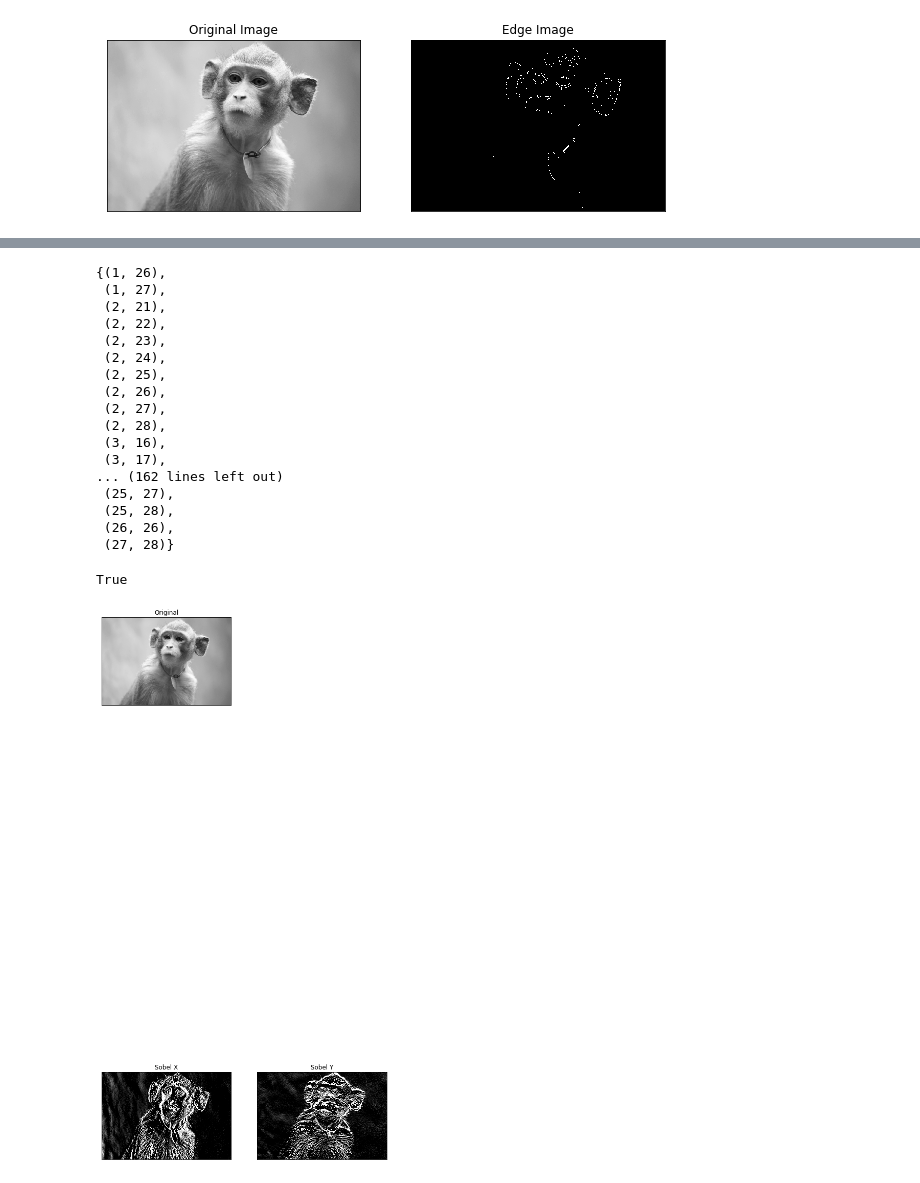
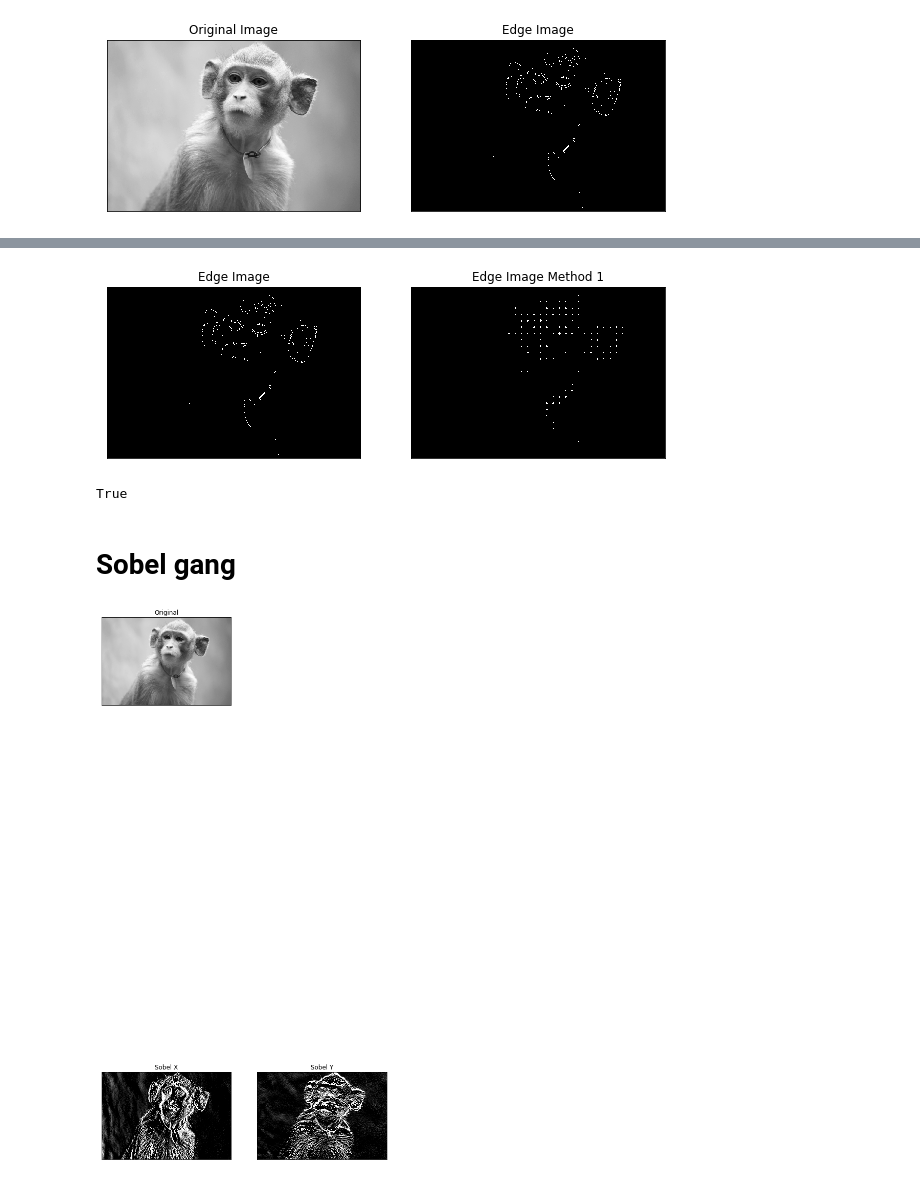
Before and after one commit to msm416/bas-hackathon-constellation-bot, a Jupyter notebook: BAS TEST.ipynb, the cells around one changed output, grey strips where cells are left out. Drawn from its saved outputs; the diff is of its cells as text; code cells hidden in the pictures.

```diff
--- a/BAS TEST.ipynb
+++ b/BAS TEST.ipynb
@@ -36,3 +45,41 @@ edges.shape
+# %%
+testArr = np.copy(edges)
+
+
+squareSize = 21
+n, m = testArr.shape
+for i in range(n//squareSize):
+    for j in range(m//squareSize):
+        nbWhitePixels = 0
+        for k in range(squareSize):
+            for l in range(squareSize):
+                if(testArr[i * squareSize + k][j * squareSize + l] == 255):
+                    nbWhitePixels += 1
+                    testArr[i * squareSize + k][j * squareSize + l] = 0
+
+
+        starRadius = int(math.sqrt(nbWhitePixels)) + 2
+        if(starRadius < 3):
+            continue
+        for k in range(- starRadius//2, starRadius//2):
+            for l in range(- starRadius//2, starRadius//2):
+                if(abs(k) + abs(l) < starRadius//2):
+                    testArr[i * squareSize + (squareSize // 2) + k][j * squareSize + (squareSize // 2) + l] = 255
+# %%
+plt.subplot(121),plt.imshow(edges,cmap = 'gray')
+plt.title('Edge Image'), plt.xticks([]), plt.yticks([])
+plt.subplot(122),plt.imshow(testArr,cmap = 'gray')
+plt.title('Edge Image Method 1'), plt.xticks([]), plt.yticks([])
+
+plt.show()
+# %% [output]
+[figure, added]
+# %%
+cv2.imwrite("filename1.png", testArr)
+# %% [output]
+True
+# %% [markdown]
+# Sobel gang
 # %%
 space = cv2.imread('space.jpg', 0)
 
@@ -51,30 +98,6 @@ for i in range(edges.shape[0]):
         if edges[i][j] == 255:
             reducedEdges[i//neighbourhoodSize][j//neighbourhoodSize] = 1
             connectedZones.add((i//neighbourhoodSize, j//neighbourhoodSize))
-# %%
-connectedZones
-# %% [output]
-{(1, 26),
- (1, 27),
- (2, 21),
- (2, 22),
- (2, 23),
- (2, 24),
- (2, 25),
- (2, 26),
- (2, 27),
- (2, 28),
- (3, 16),
- (3, 17),
-... (162 lines left out)
- (25, 27),
- (25, 28),
- (26, 26),
- (27, 28)}
-# %%
-cv2.imwrite("filename.png", space)
-# %% [output]
-True
 # %%
 sobelx = cv2.Sobel(img,-1,1,0,ksize=5)
 sobely = cv2.Sobel(img,-1,0,1,ksize=5)
```
Also changed, not shown: parts of 7 cells of this notebook, 3 other files.
